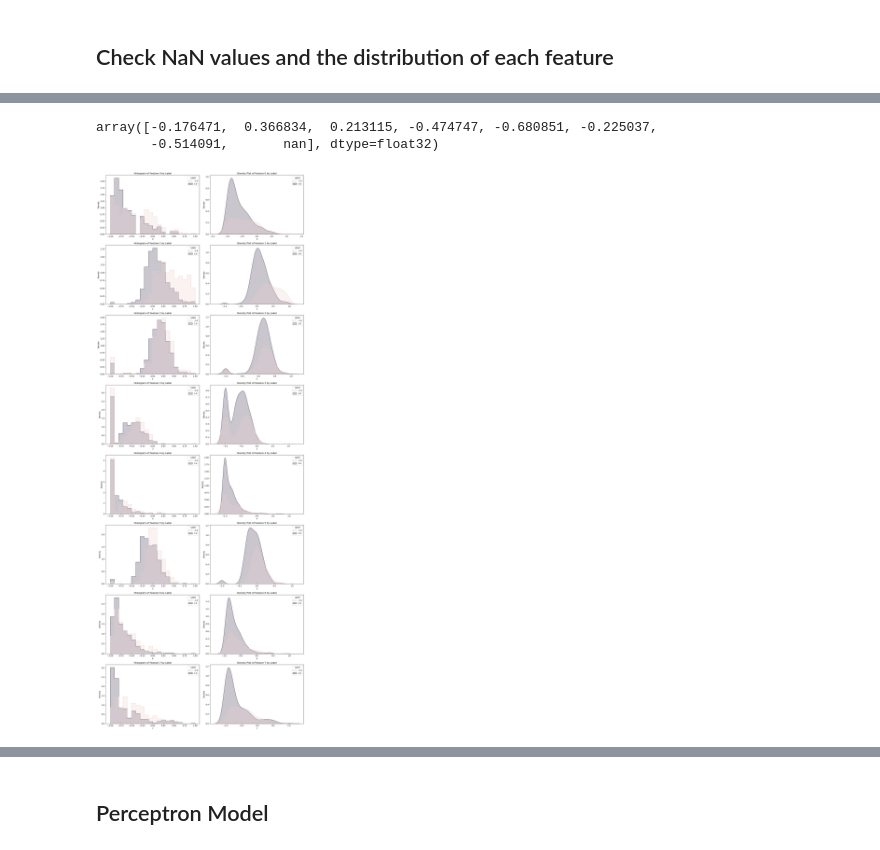
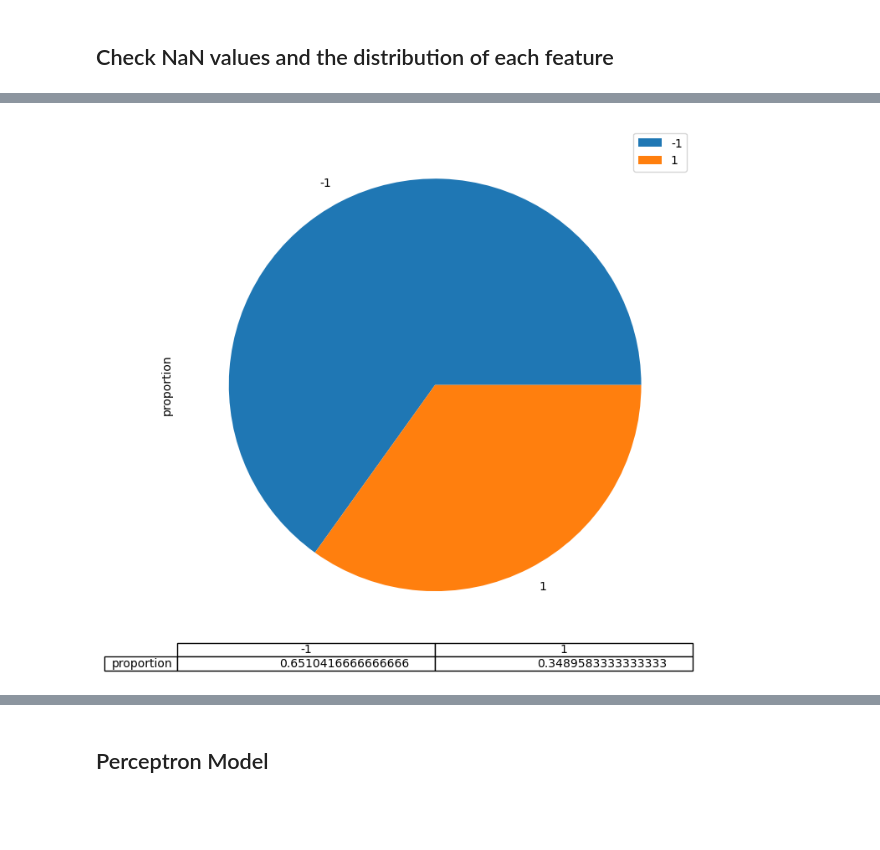
Before and after one commit to MuMind93/4439_COMP_SCI_7318_Assignment1_a1919980, a Jupyter notebook: 7318_assignment1_a1919980.ipynb, the cells around one changed output, grey strips where cells are left out. Saved outputs shown, nothing was run; the diff lists cells and outputs as text; code cells hidden in the pictures; blank space fills up the shorter version.

```diff
--- a/7318_assignment1_a1919980.ipynb
+++ b/7318_assignment1_a1919980.ipynb
@@ -94,27 +79,4 @@ Rows with NaN values: [ 14  24 236 259 285 401 458 517 658]
-# %%
-features_np[285]
-# %% [output]
-array([-0.176471,  0.366834,  0.213115, -0.474747, -0.680851, -0.225037,
-       -0.514091,       nan], dtype=float32)
-# %%
-# Create a DataFrame for easier manipulation
-df = pd.DataFrame(features_np)
-df['Label'] = labels_np  # Add labels as a column in the DataFrame
-
-# Set the number of features you want to plot (for simplicity, plotting 3 features here)
-num_features = 8
-
-plt.figure(figsize=(15, 5 * num_features))
-for i in range(num_features):
-    plt.subplot(num_features, 2, 2 * i + 1)
-    sns.histplot(data=df, x=i, hue='Label', element='step', stat='density', common_norm=False, bins=20)
-    plt.title(f'Histogram of Feature {i} by Label')
-
-    plt.subplot(num_features, 2, 2 * i + 2)
-    sns.kdeplot(data=df, x=i, hue='Label', fill=True)
-    plt.title(f'Density Plot of Feature {i} by Label')
-
-plt.tight_layout()
-plt.show()
-# %% [output]
-[figure, removed]
+# %%
+df["Outcome"].value_counts(normalize=True).plot(kind="pie", legend=True, table=True, figsize=(10,8));
+# %% [output]
+[figure, added]
```
Also changed, not shown: parts of 33 cells of this notebook, 1 other file.
